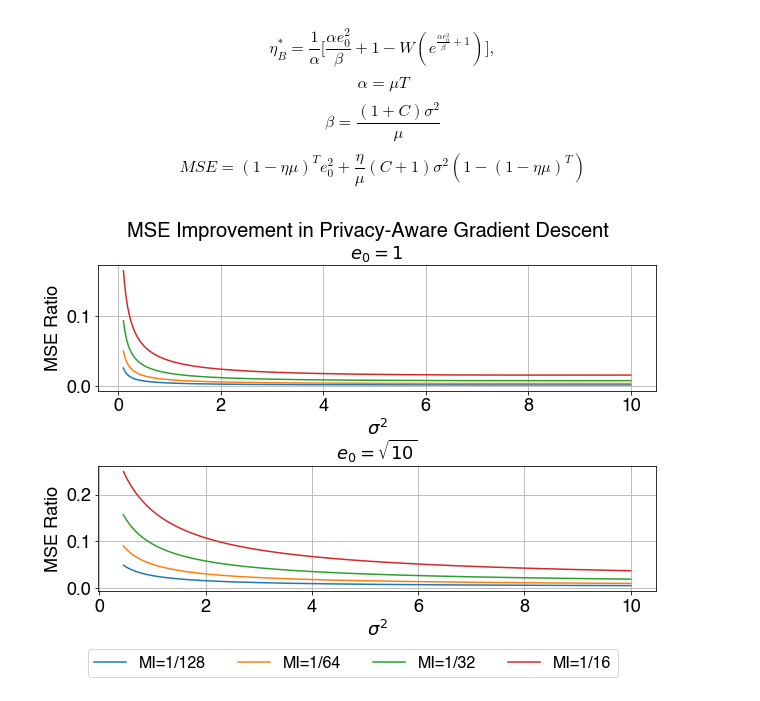
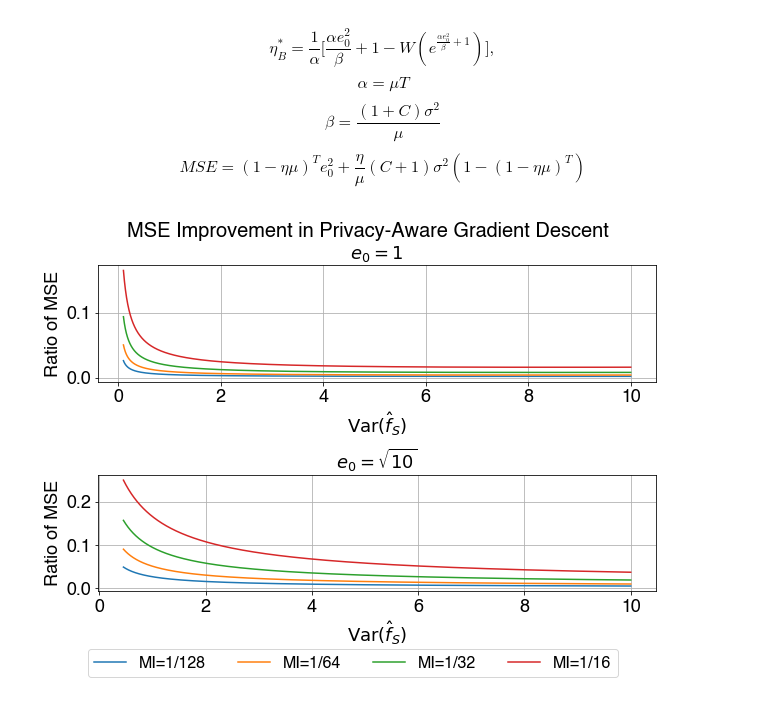
Before and after one commit to mayuri95/designing_for_privacy, a Jupyter notebook: snr graphs.ipynb, the cells around one changed output. Saved outputs shown, nothing was run; the diff lists cells and outputs as text; code cells hidden in the pictures.

```diff
--- a/snr graphs.ipynb
+++ b/snr graphs.ipynb
@@ -2,3 +2,25 @@
 import matplotlib.pyplot as plt
 import numpy as np
 from scipy.special import lambertw
+# %%
+xs = []
+ybs = []
+y1s = []
+y2s = []
+y3s = []
+a, b = 5, 500
+for lam in range(1, 101):
+    lam /= 100
+    xs.append(lam)
+    ybs.append(a/lam)
+
+
+    y1s.append(b*lam)
+    y2s.append(2*b*lam)
+    y3s.append(5*b*lam)
+
+plt.plot(xs[:30], ybs[:30])
+plt.plot(xs[:30], y1s[:30])
+plt.plot(xs[:30], y2s[:30])
+plt.plot(xs[:30], y3s[:30])
+plt.plot()
@@ -93,35 +118,35 @@ es = [1, 10**0.5]
 titles = ["$e_0=1$", "$e_0 = \sqrt{10}$"]
 for e_ind, ax in enumerate(axes):
     e_0 = es[e_ind]
 
     for ind,C in enumerate(c_range):
         C*=32 # per epoch vs. overall
 
         xs = []
         ys = []
         for sigma_sq in [x/1000 for x in range(100, 10000)]:
             step_size_default = solve_for_optimal_eta(mu, sigma_sq, e_0, 0)
 
             optimal_eta = solve_for_optimal_eta(mu, sigma_sq, e_0, C)
             if np.isinf(optimal_eta):
                 continue
             optimal_mse = mse_gd(optimal_eta, mu, e_0, C, sigma_sq)
             default_mse = mse_gd(step_size_default, mu, e_0, C, sigma_sq)
             xs.append(sigma_sq)
             ys.append(optimal_mse/default_mse)
         ax.plot(xs, ys, label=f'MI={labels[ind]}')
 #         print(C, ys)
     ax.grid(True)
     ax.tick_params(axis='both', labelsize=18)
-    ax.set_xlabel("$\sigma^2$", fontsize=18)
-    ax.set_ylabel("MSE Ratio", fontsize=18)
+    ax.set_xlabel("$\mathsf{Var}(\hat{f}_S)$", fontsize=18)
+    ax.set_ylabel("Ratio of MSE", fontsize=18)
 #     ax.legend(fontsize=16)
     ax.set_title(titles[e_ind], fontsize=18)
-plt.subplots_adjust(hspace=0.6)
+plt.subplots_adjust(hspace=0.8)
 handles, labels = ax.get_legend_handles_labels()
 
 lgd = fig.legend(handles, labels, ncol=4, loc=2, prop={'size': 16}, bbox_to_anchor=(0.1, 0.01))
 plt.suptitle("MSE Improvement in Privacy-Aware Gradient Descent", fontsize=20)
-plt.savefig('sigma_sq_to_mse.svg',  bbox_inches = "tight")
+plt.savefig('figs/sigma_sq_to_mse.svg',  bbox_inches = "tight")
 # %% [output]
-[figure, old version]
+[figure, new version]
```
Also changed, not shown: parts of 2 cells of this notebook, 33 other files.
